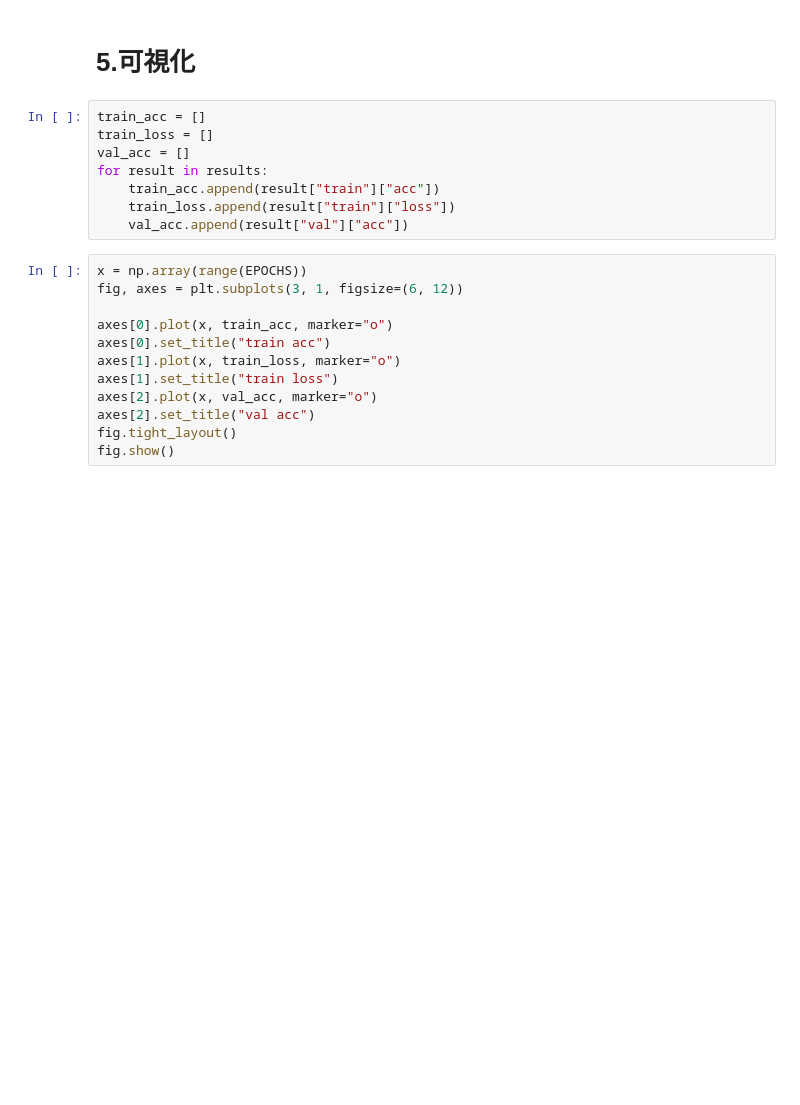
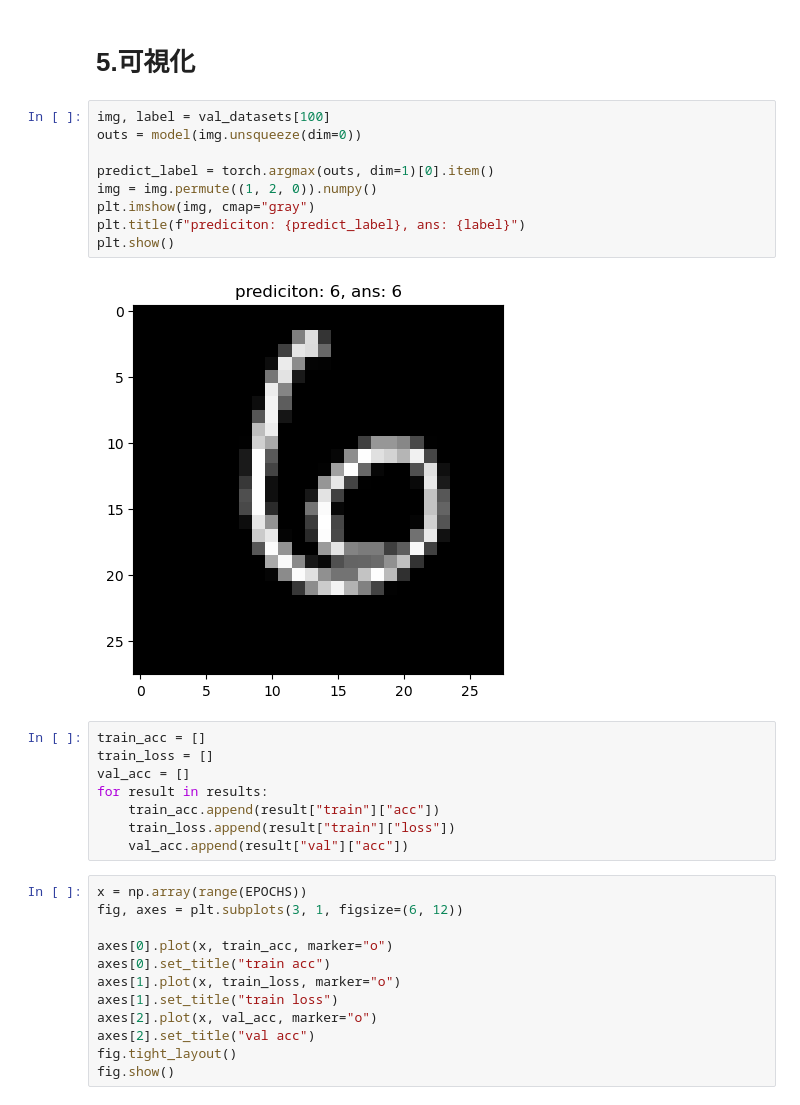
Before and after one commit to fummicc1/MNIST_Cifar10, a Jupyter notebook: mnist.ipynb, the cells around one changed output. Cells and saved outputs as stored; diff of their text form; blank space fills up the shorter version.

```diff
--- a/mnist.ipynb
+++ b/mnist.ipynb
@@ -203,5 +211,16 @@ epoch: 5, val acc: 0.986
 # %% [markdown]
 # 5.可視化
+# %%
+img, label = val_datasets[100]
+outs = model(img.unsqueeze(dim=0))
+
+predict_label = torch.argmax(outs, dim=1)[0].item()
+img = img.permute((1, 2, 0)).numpy()
+plt.imshow(img, cmap="gray")
+plt.title(f"prediciton: {predict_label}, ans: {label}")
+plt.show()
+# %% [output]
+[figure, added]
 # %%
 train_acc = []
 train_loss = []
```
Also changed, not shown: parts of 6 cells of this notebook.
